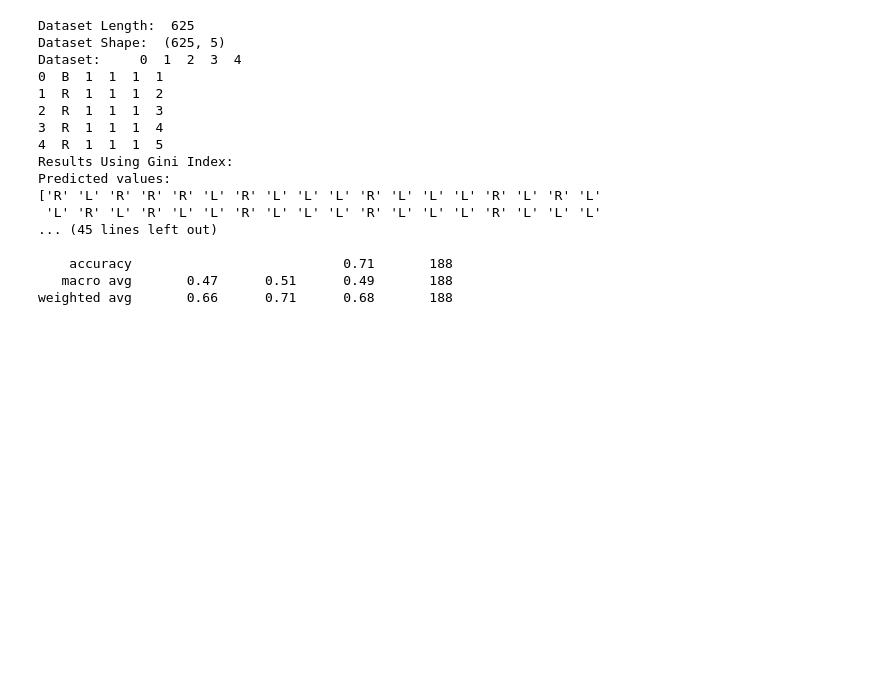
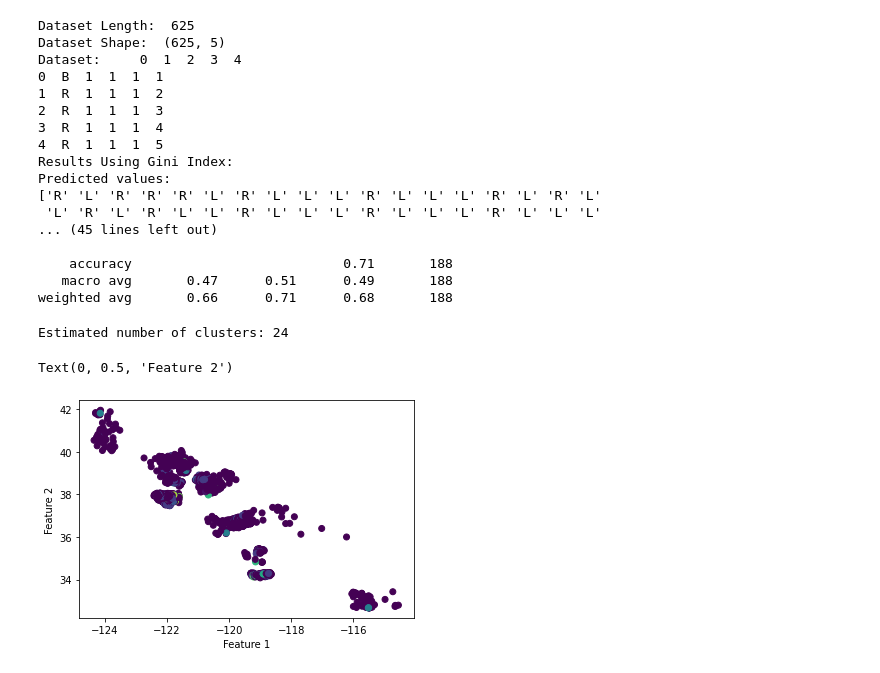
Before and after one commit to champsleague/MachineLearning_Projects, a Jupyter notebook: ML_phw1.ipynb, the cells around one changed output. Saved outputs shown, nothing was run; the diff lists cells and outputs as text; code cells hidden in the pictures; blank space fills up the shorter version.

```diff
--- a/ML_phw1.ipynb
+++ b/ML_phw1.ipynb
@@ -425,3 +425,57 @@ Predicted values:
     accuracy                           0.71       188
    macro avg       0.47      0.51      0.49       188
 weighted avg       0.66      0.71      0.68       188
+# %%
+import io
+import pandas as pd
+import numpy as np
+from sklearn.preprocessing import MinMaxScaler
+from sklearn.preprocessing import MaxAbsScaler
+from sklearn.preprocessing import StandardScaler
+from sklearn.preprocessing import RobustScaler
+from sklearn import preprocessing
+from sklearn.preprocessing import LabelEncoder
+from sklearn.cluster import KMeans
+import matplotlib.pyplot as plt
+import seaborn as sns
+from sklearn.cluster import MeanShift, estimate_bandwidth
+
+df1 = pd.read_csv(io.StringIO(uploaded['housing.csv'].decode('utf-8')))
+del df1['median_house_value']
+df = df1.replace('', np.nan)
+df= df.dropna()
+
+# creating an instance of labelencoder
+labelencoder = LabelEncoder()
+
+# Assigning numerical values and storing it in another column 'ocean_prox_n'
+df['ocean_prox_n'] = labelencoder.fit_transform(df['ocean_proximity'])
+del df['ocean_proximity']
+df
+
+# scale features
+df_normalize = (df - df.min())/ (df.max() - df.min())
+
+df1 = df.drop(df.index[3000:20000])
+df1
+
+bandwidth = estimate_bandwidth(df1, quantile=0.2, n_samples=500)
+meanshift = MeanShift(bandwidth=bandwidth)
+meanshift.fit(df1)
+
+labels = meanshift.labels_
+labels_unique = np.unique(labels)
+n_clusters_ = len(labels_unique)
+
+print('Estimated number of clusters: ' + str(n_clusters_))
+
+# Predict the cluster for all the samples
+y_pred  = meanshift.predict(df1)
+
+plt.scatter(df1.iloc[:,0], df1.iloc[:,1], c=y_pred, cmap="viridis")
+plt.xlabel("Feature 1")
+plt.ylabel("Feature 2")
+# %% [output]
+Estimated number of clusters: 24
+Text(0, 0.5, 'Feature 2')
+[figure, added]
```
Also changed, not shown: parts of 1 cell of this notebook.
